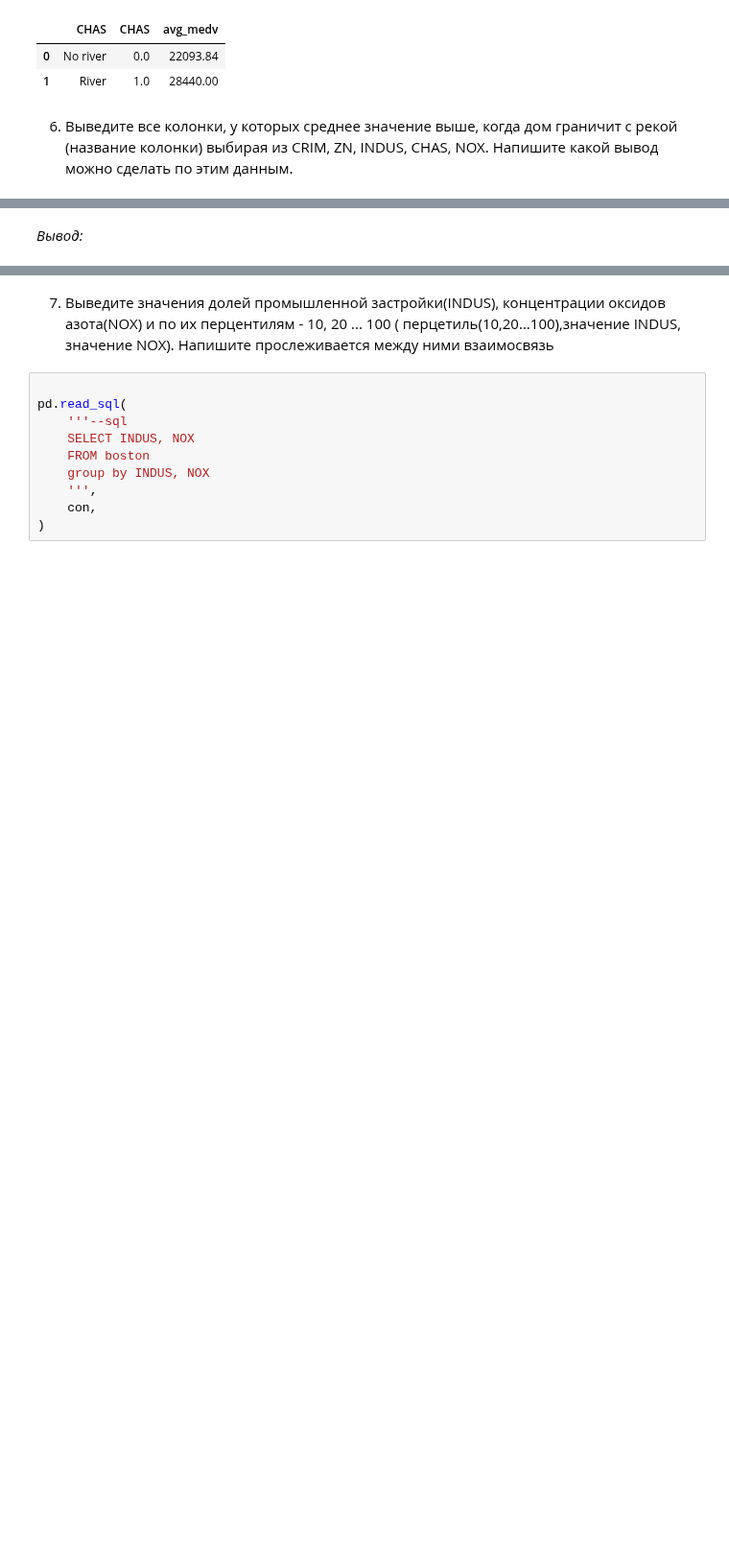
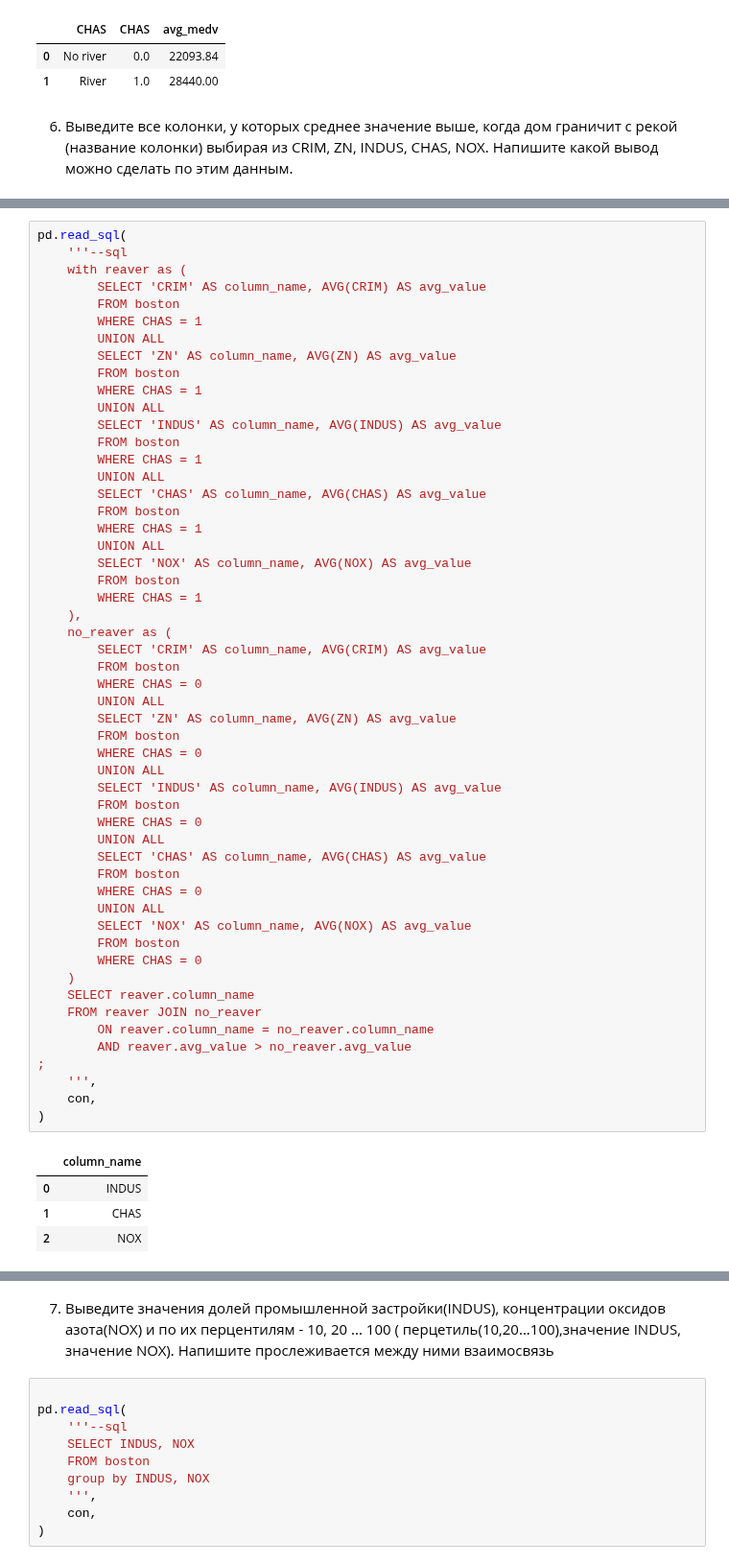
Before and after one commit to Vladislav-7-AV/teach-scool-ds, a Jupyter notebook: Hometask-M3/SQL2/sql_2_HW_Alekseev_Vladislav_Viktorovich.ipynb, the cells around one changed output, grey strips where cells are left out. Shown at 96% size. Cells and saved outputs as stored; diff of their text form; blank space fills up the shorter version.

```diff
--- a/Hometask-M3/SQL2/sql_2_HW_Alekseev_Vladislav_Viktorovich.ipynb
+++ b/Hometask-M3/SQL2/sql_2_HW_Alekseev_Vladislav_Viktorovich.ipynb
@@ -293,2 +269,58 @@ pd.read_sql(
-# %% [markdown]
-<i>Вывод: </i>
+# %%
+pd.read_sql(
+    '''--sql
+    with reaver as (
+        SELECT 'CRIM' AS column_name, AVG(CRIM) AS avg_value
+        FROM boston
+        WHERE CHAS = 1
+        UNION ALL
+        SELECT 'ZN' AS column_name, AVG(ZN) AS avg_value
+        FROM boston
+        WHERE CHAS = 1
+        UNION ALL
+        SELECT 'INDUS' AS column_name, AVG(INDUS) AS avg_value
+        FROM boston
+        WHERE CHAS = 1
+        UNION ALL
+        SELECT 'CHAS' AS column_name, AVG(CHAS) AS avg_value
+        FROM boston
+        WHERE CHAS = 1
+        UNION ALL
+        SELECT 'NOX' AS column_name, AVG(NOX) AS avg_value
+        FROM boston
+        WHERE CHAS = 1
+    ),
+    no_reaver as (
+        SELECT 'CRIM' AS column_name, AVG(CRIM) AS avg_value
+        FROM boston
+        WHERE CHAS = 0
+        UNION ALL
+        SELECT 'ZN' AS column_name, AVG(ZN) AS avg_value
+        FROM boston
+        WHERE CHAS = 0
+        UNION ALL
+        SELECT 'INDUS' AS column_name, AVG(INDUS) AS avg_value
+        FROM boston
+        WHERE CHAS = 0
+        UNION ALL
+        SELECT 'CHAS' AS column_name, AVG(CHAS) AS avg_value
+        FROM boston
+        WHERE CHAS = 0
+        UNION ALL
+        SELECT 'NOX' AS column_name, AVG(NOX) AS avg_value
+        FROM boston
+        WHERE CHAS = 0
+    )
+    SELECT reaver.column_name
+    FROM reaver JOIN no_reaver
+        ON reaver.column_name = no_reaver.column_name
+        AND reaver.avg_value > no_reaver.avg_value
+;
+    ''',
+    con,
+)
+# %% [output]
+|  | column_name |
+| 0 | INDUS |
+| 1 | CHAS |
+| 2 | NOX |
```
Also changed, not shown: parts of 4 cells of this notebook.
